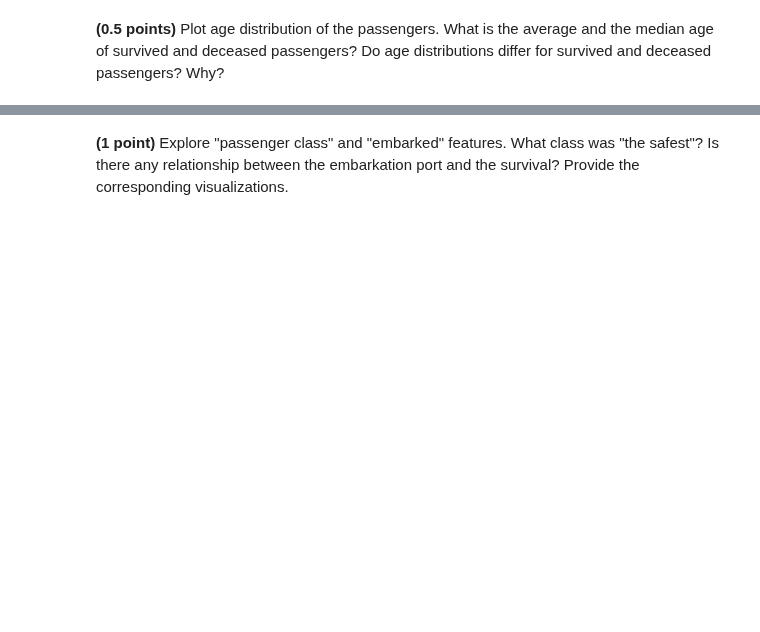
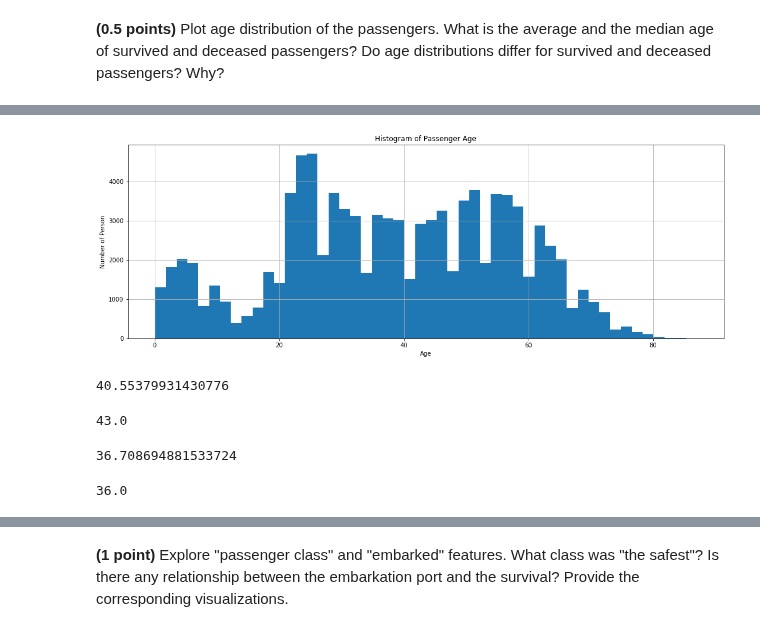
Before and after one commit to Leonidkourtch/ml-intro-1, a Jupyter notebook: 5_classification_linear_knn/hw_classification.ipynb, the cells around one changed output, grey strips where cells are left out. Drawn from its saved outputs; the diff is of its cells as text; code cells hidden in the pictures; blank space fills up the shorter version.

```diff
--- a/5_classification_linear_knn/hw_classification.ipynb
+++ b/5_classification_linear_knn/hw_classification.ipynb
@@ -449,0 +478,31 @@ data.head()
+# %%
+# age distribution of the passenger
+fig = plt.figure(figsize=(18, 6))
+data.Age.hist(bins=50)
+plt.xlabel("Age")
+plt.ylabel("Number of Person")
+plt.title("Histogram of Passenger Age");
+# %% [output]
+[figure, added]
+# %%
+# the average age of survived  passengers
+survivors_data = data[data.Survived==True]
+survivors_data.Age.mean()
+# %% [output]
+40.55379931430776
+# %%
+# the median age of survived passengers
+survivors_data.Age.median()
+# %% [output]
+43.0
+# %%
+# the average age of deceased passengers
+deceased_data = data[data.Survived==False]
+deceased_data.Age.mean()
+# %% [output]
+36.708694881533724
+# %%
+# the median age of deceased passengers
+deceased_data.Age.median()
+# %% [output]
+36.0
```
Also changed, not shown: parts of 125 cells of this notebook.
